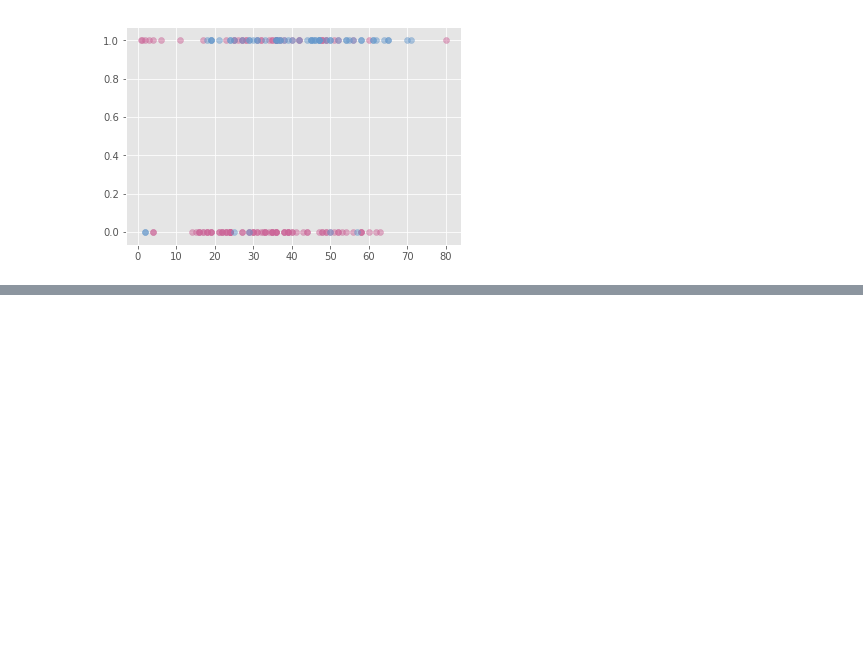
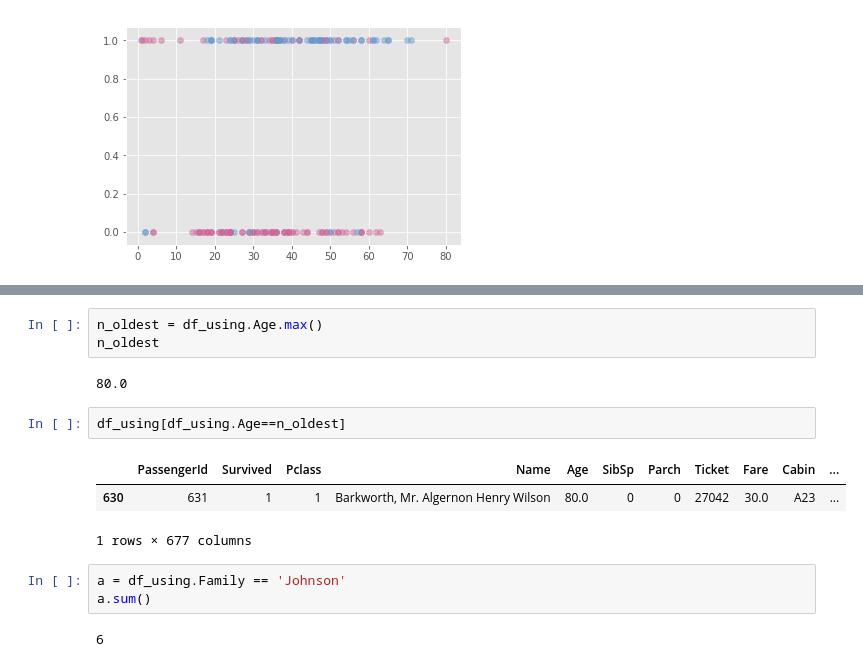
Before and after one commit to kyokicchi/titanic, a Jupyter notebook: titanic.ipynb, the cells around one changed output, grey strips where cells are left out. Saved outputs shown, nothing was run; the diff lists cells and outputs as text; blank space fills up the shorter version.

```diff
--- a/titanic.ipynb
+++ b/titanic.ipynb
@@ -96,0 +180,16 @@ def title_flag(name_df):
+# %%
+n_oldest = df_using.Age.max()
+n_oldest
+# %% [output]
+80.0
+# %%
+df_using[df_using.Age==n_oldest]
+# %% [output]
+|  | PassengerId | Survived | Pclass | Name | Age | SibSp | Parch | Ticket | Fare | Cabin | ... |
+| 630 | 631 | 1 | 1 | Barkworth, Mr. Algernon Henry Wilson | 80.0 | 0 | 0 | 27042 | 30.0 | A23 | ... |
+1 rows × 677 columns
+# %%
+a = df_using.Family == 'Johnson'
+a.sum()
+# %% [output]
+6
```
Also changed, not shown: parts of 13 cells of this notebook.
